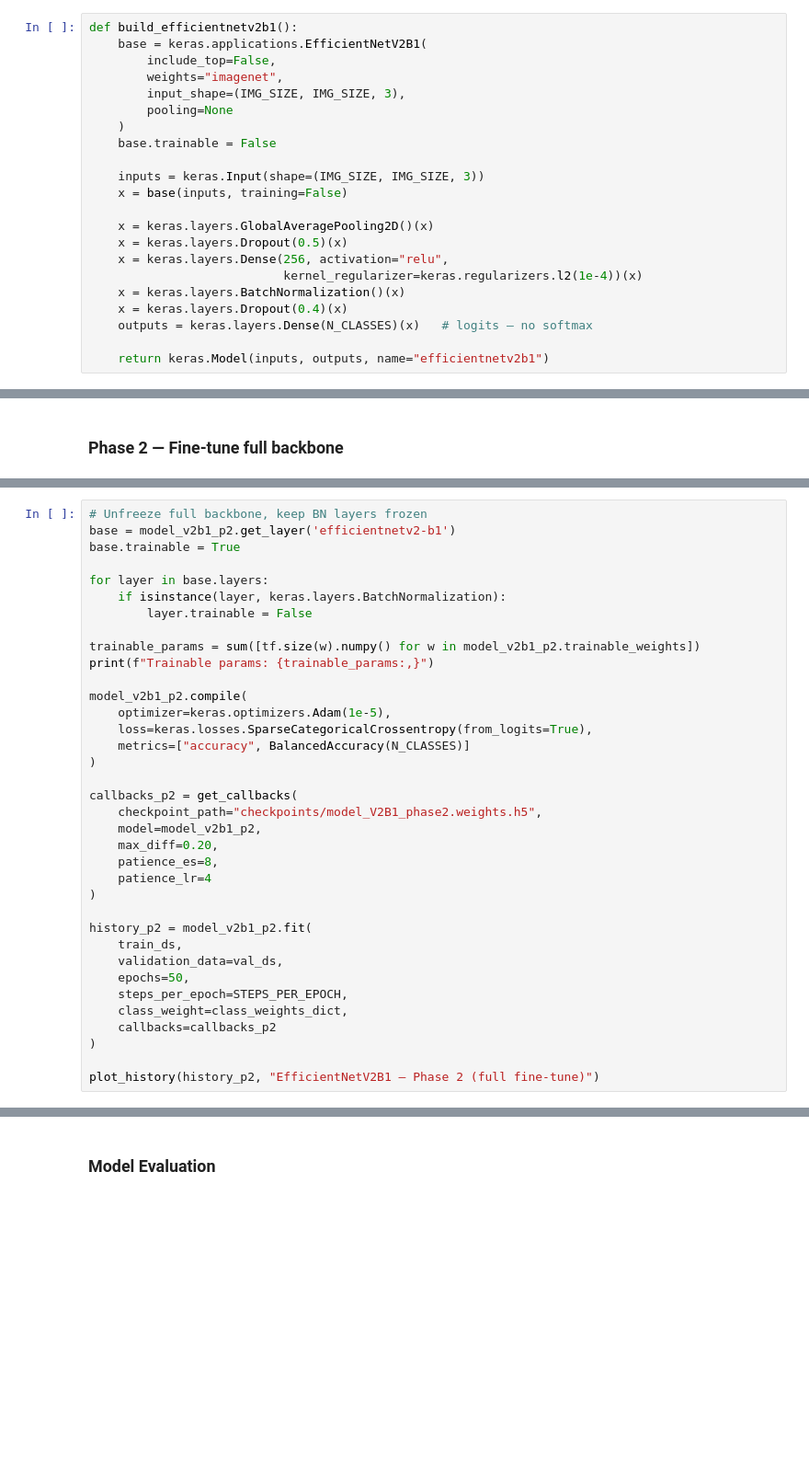
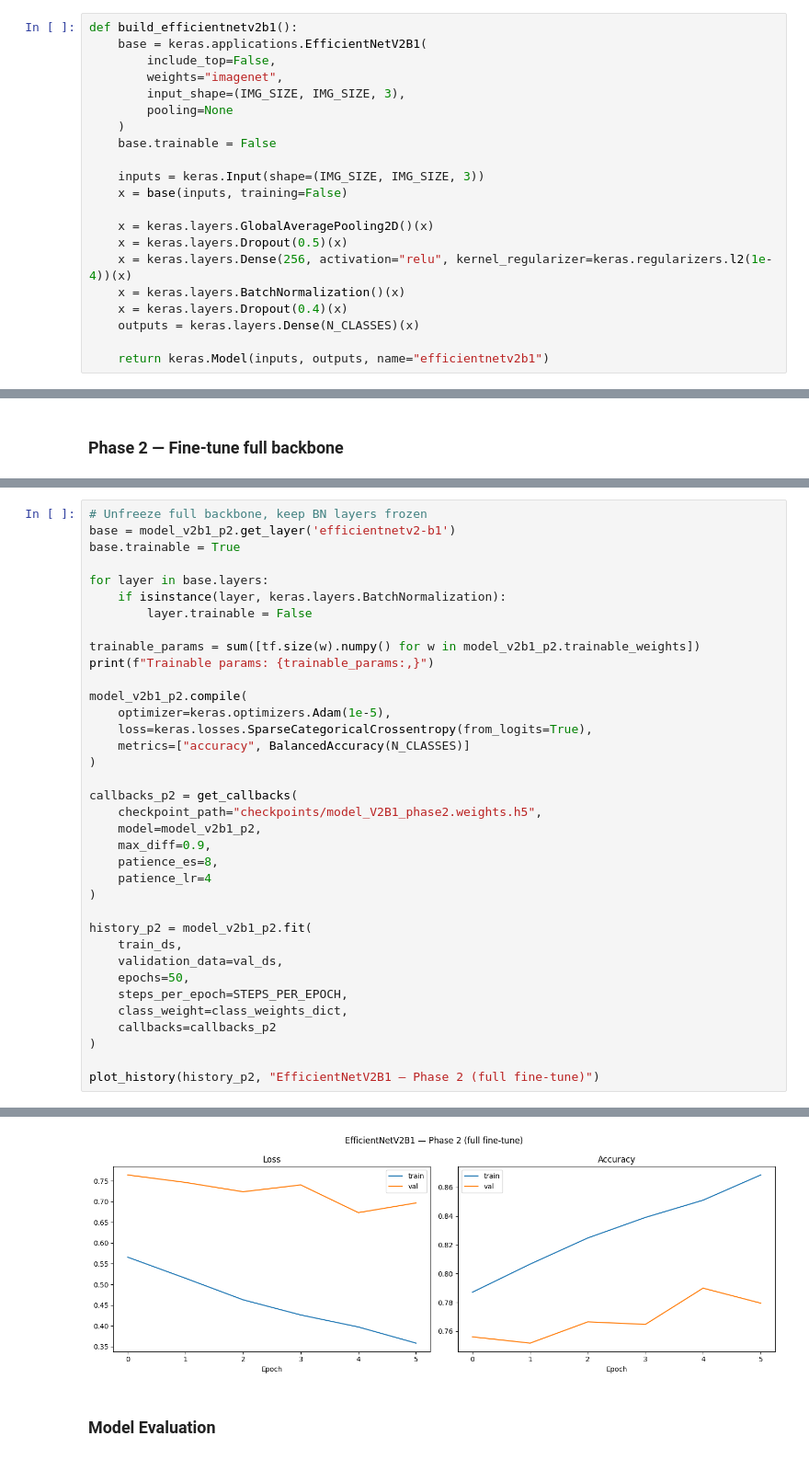
Before and after one commit to mariafranciscag/deep-learning-project, a Jupyter notebook: models/ptM_EfficientNetV2B1.ipynb, the cells around one changed output, grey strips where cells are left out. Shown: that part at 92% size. Cells and saved outputs as stored; diff of their text form; blank space fills up the shorter version.

```diff
--- a/models/ptM_EfficientNetV2B1.ipynb
+++ b/models/ptM_EfficientNetV2B1.ipynb
@@ -110,11 +121,10 @@ def build_efficientnetv2b1():
 
     x = keras.layers.GlobalAveragePooling2D()(x)
     x = keras.layers.Dropout(0.5)(x)
-    x = keras.layers.Dense(256, activation="relu",
-                           kernel_regularizer=keras.regularizers.l2(1e-4))(x)
+    x = keras.layers.Dense(256, activation="relu", kernel_regularizer=keras.regularizers.l2(1e-4))(x)
     x = keras.layers.BatchNormalization()(x)
     x = keras.layers.Dropout(0.4)(x)
-    outputs = keras.layers.Dense(N_CLASSES)(x)   # logits — no softmax
+    outputs = keras.layers.Dense(N_CLASSES)(x)
 
     return keras.Model(inputs, outputs, name="efficientnetv2b1")
 # %% [markdown]
@@ -185,7 +218,7 @@ model_v2b1_p2.compile(
 callbacks_p2 = get_callbacks(
     checkpoint_path="checkpoints/model_V2B1_phase2.weights.h5",
     model=model_v2b1_p2,
-    max_diff=0.20,
+    max_diff=0.9,
     patience_es=8,
     patience_lr=4
 )
@@ -200,3 +233,4 @@ history_p2 = model_v2b1_p2.fit(
 )
 
 plot_history(history_p2, "EfficientNetV2B1 — Phase 2 (full fine-tune)")
+# %% [output]
@@ -203,3 +254,4 @@ plot_history(history_p2, "EfficientNetV2B1 — Phase 2 (full fine-tune)")
+[figure, added]
 # %% [markdown]
 ### Model Evaluation
 # %%
```
Also changed, not shown: parts of 6 cells of this notebook, 2 other files.
